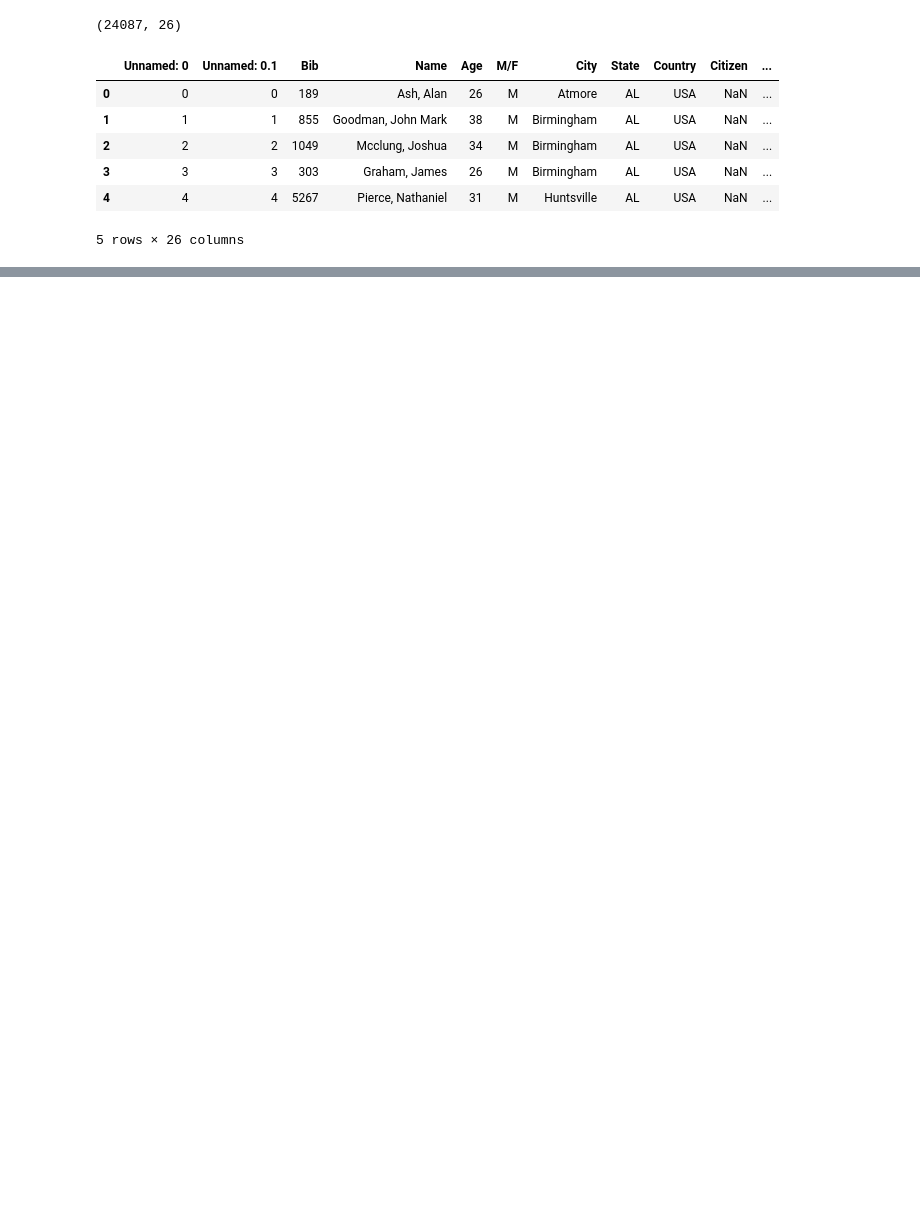
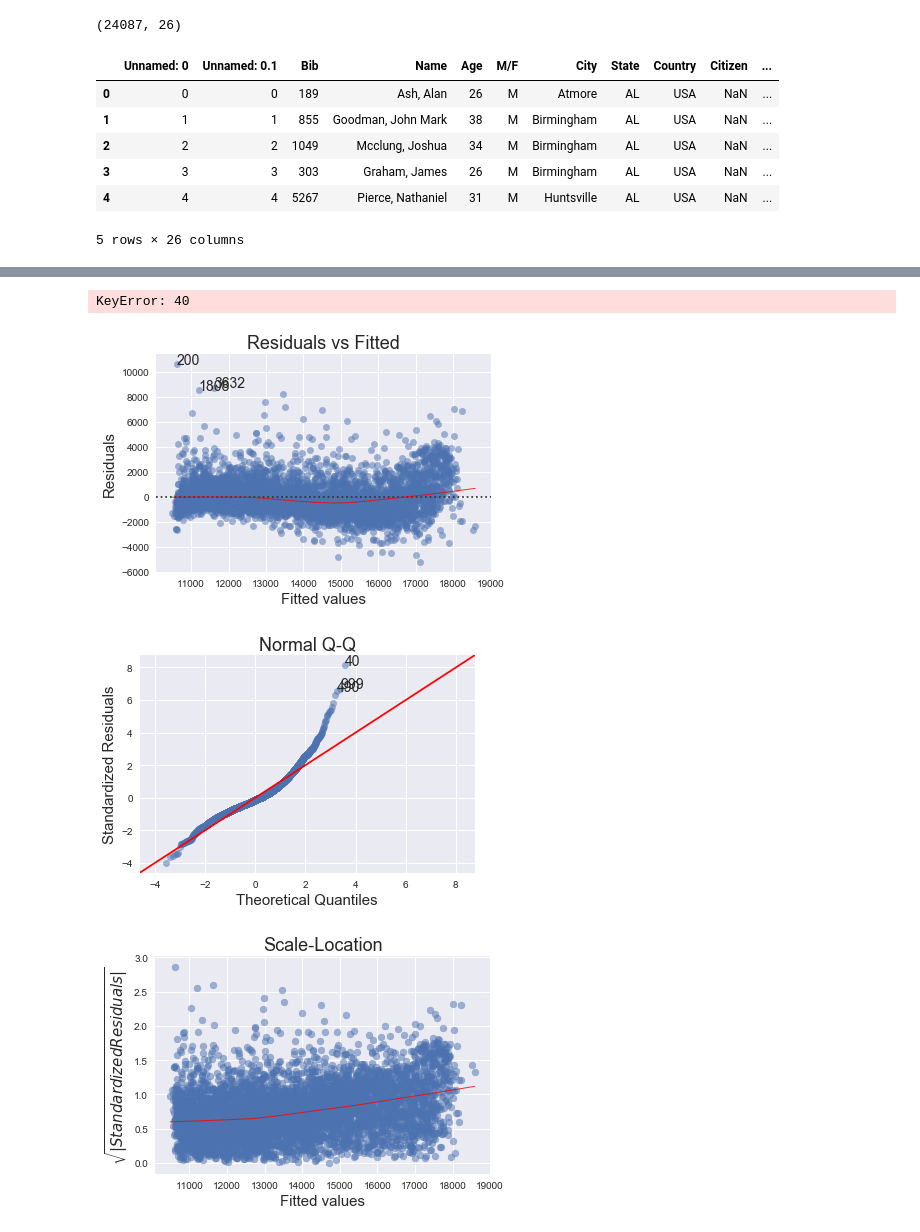
Before and after one commit to maicat11/Project_2-Marathon-Predictor, a Jupyter notebook: DataExploration.ipynb, the cells around one changed output, grey strips where cells are left out. Drawn from its saved outputs; the diff is of its cells as text; code cells hidden in the pictures; blank space fills up the shorter version.

```diff
--- a/DataExploration.ipynb
+++ b/DataExploration.ipynb
@@ -123,25 +151,3 @@ all_legacy_runners = (list(set(df15_clean['Name'])
 legacy15_16 = list(set(df15['Name']).intersection(df16['Name']))  # 5530 count
 legacy16_17 = list(set(df16['Name']).intersection(df17['Name']))  # 4995 count
 legacy17_18 = list(set(df17['Name']).intersection(df18['Name']))  # 3403 count
-# %%
-# df_legacy15 = df15_clean[df15_clean['Name'].isin(legacy15_16)]  # (5555, 13)
-# df_legacy16 = df16_clean[df16_clean['Name'].isin(legacy15_16)]  # (5561, 13)
-
-def merge_dataframes(dfA, dfB, legacy_runners):
-    '''Filter the dataframe on only the legacy runners and merge.
-    Then drop the all post years data, except the finish time.'''
-
-    # filter the dataframes
-    dfA_legacy = dfA[dfA['Name'].isin(legacy_runners)]
-    dfB_legacy = dfB[dfB['Name'].isin(legacy_runners)]
-
-    # merge dataframes on leagcy runner names
-    df_merge = dfA.merge(dfB, how='left', on='Name', suffixes=('_A', '_B'))
-    # verify merge by age and remove incorrect people with same name
-    df_merge = df_merge[df_merge['Age_A'] == df_merge['Age_B'] - 1]
-    # columns to drop
-    drop_cols = ['finish_time_A', 'Bib_B', 'Age_B', 'overall_rank_B', 'gender_rank_B',
-             'division_rank_B', 'pace_slope_B', 'temp_B', 'humidity_B', 'wind_B',
-             'Gender_F_B', 'Gender_M_B']
-    df_merge.drop(drop_cols, inplace=True, axis=1)
-    return df_merge
@@ -159,0 +154,5 @@ df16_17_merge.head()
+# %%
+df_legacy15_16 = merge_dataframes(df15_clean, df16_clean, legacy15_16)
+df_legacy16_17 = merge_dataframes(df16_clean, df17_clean, legacy16_17)
+df_legacy17_18 = merge_dataframes(df17_clean, df18_clean, legacy17_18)
+print(df_legacy15_16.shape, df_legacy16_17.shape, df_legacy17_18.shape)
@@ -168,12 +178,12 @@ import statsmodels.api as sm
 
 # Create your feature matrix (X) and target vector (y)
 # mapping = ('finish_time ~ Bib + Age + overall_rank + gender_rank + division_rank + '
-#            'race_rate + temp + humidity + wind + Gender_M + Gender_F')
+#            'pace_rate + temp + humidity + wind + Gender_M + Gender_F')
 # y, X = patsy.dmatrices(mapping, data=df18_clean, return_type="dataframe")
 
-X = df18_clean[['Bib', 'Age', 'overall_rank', 'gender_rank', 'division_rank',
-                'race_rate', 'temp', 'humidity', 'wind', 'Gender_F', 'Gender_M']]
-y =  df18_clean[['finish_time']]
+X = df_legacy15_16[['Bib', 'Age', 'overall_rank', 'gender_rank', 'division_rank',
+                'pace_rate', 'temp', 'humidity', 'wind', 'Gender_F', 'Gender_M']]
+y =  df_legacy15_16[['finish_time']]
 
 # Create your model
 model = sm.OLS(y, X)
@@ -182,5 +192,5 @@ model = sm.OLS(y, X)
 fit = model.fit()
 
 # Print summary statistics of the model's performance
-fit.summary()
+print(fit.summary())
 # %% [output]
@@ -212,0 +218,8 @@ OLS Regression Results
+# %%
+from diagnostics_plot import diagnostic_plot
+diagnostic_plot(fit, df_legacy15_16, 'finish_time') # heavy tailed?
+# %% [output]
+KeyError: 40
+[figure, added]
+[figure, added]
+[figure, added]
```
Also changed, not shown: parts of 19 cells of this notebook, 5 other files.
